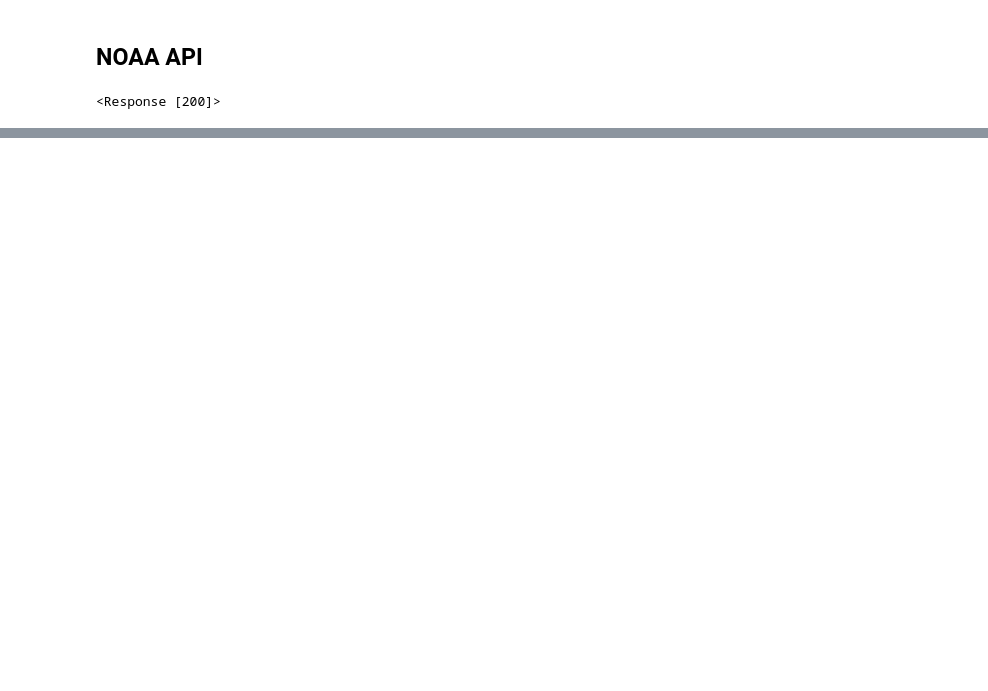
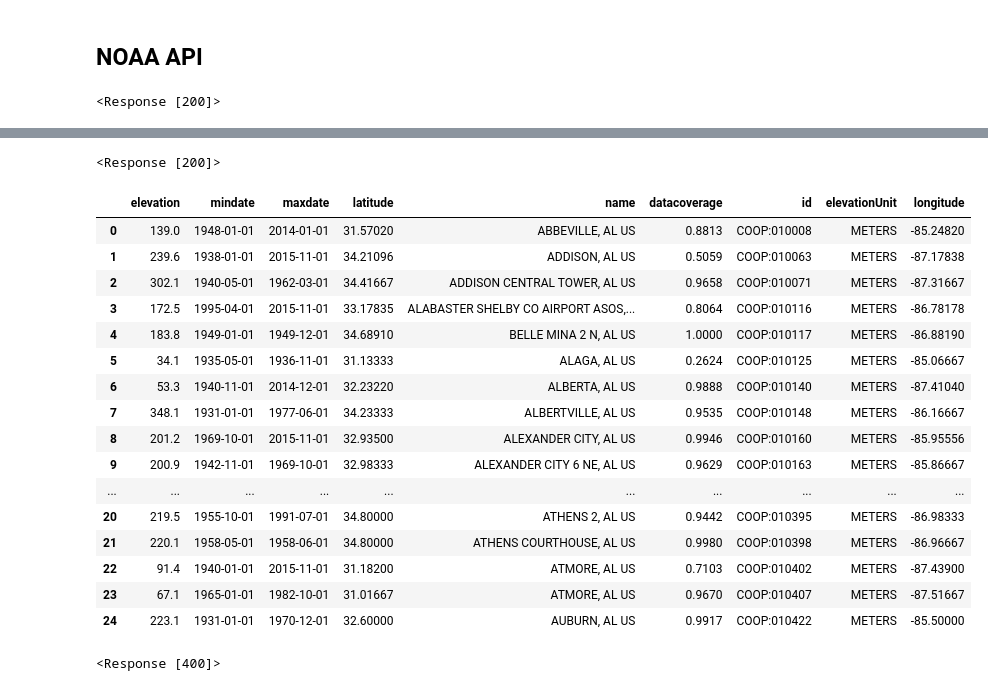
Before and after one commit to lizzy-miller/Tides, a Jupyter notebook: NOAA.ipynb, the cells around one changed output, grey strips where cells are left out. Drawn from its saved outputs; the diff is of its cells as text; code cells hidden in the pictures; blank space fills up the shorter version.

```diff
--- a/NOAA.ipynb
+++ b/NOAA.ipynb
@@ -159,0 +125,2 @@ json.loads(r.text)
+# %%
+root = 'https://www.ncei.noaa.gov/cdo-web/api/v2/stations'
@@ -159,0 +171,27 @@ json.loads(r.text)
+# %%
+
+def get_all_stations_data(start_offset):
+    all_stations = []
+    limit = 25  # Adjust based on what the API allows
+    total_stations = 149410  # Update this dynamically if possible
+
+    for offset in range(start_offset, total_stations + 1, limit):
+        params = {'limit': limit, 'offset': offset}
+        response = requests.get('https://www.ncei.noaa.gov/cdo-web/api/v2/stations', headers=headers, params=params)
+
+        if response.status_code == 200:
+            page_data = response.json()['results']
+            all_stations.extend(page_data)
+        else:
+            print(f"Error at offset {offset}: {response.status_code} - {response.text}")
+            break  # Exit loop on error
+
+        # Sleep to avoid hitting rate limits
+        time.sleep(1)
+
+    return all_stations
+
+headers = {'User-Agent': useragent, 'From': 'zrc3hc@virginia.edu', 'token': noaa_api}
+
+# Start from the offset 6601
+station_data2 = get_all_stations_data(8250)
@@ -159,0 +244,29 @@ json.loads(r.text)
+# %%
+r = requests.get(root, params=parameters, headers=headers)
+# %% [output]
+<Response [200]>
+# %%
+data = r.json()
+
+features = data['results']
+df = pd.DataFrame(features)
+# %%
+df
+# %% [output]
+|  | elevation | mindate | maxdate | latitude | name | datacoverage | id | elevationUnit | longitude |
+| 0 | 139.0 | 1948-01-01 | 2014-01-01 | 31.57020 | ABBEVILLE, AL US | 0.8813 | COOP:010008 | METERS | -85.24820 |
+| 1 | 239.6 | 1938-01-01 | 2015-11-01 | 34.21096 | ADDISON, AL US | 0.5059 | COOP:010063 | METERS | -87.17838 |
+| 2 | 302.1 | 1940-05-01 | 1962-03-01 | 34.41667 | ADDISON CENTRAL TOWER, AL US | 0.9658 | COOP:010071 | METERS | -87.31667 |
+| 3 | 172.5 | 1995-04-01 | 2015-11-01 | 33.17835 | ALABASTER SHELBY CO AIRPORT ASOS,... | 0.8064 | COOP:010116 | METERS | -86.78178 |
+| 4 | 183.8 | 1949-01-01 | 1949-12-01 | 34.68910 | BELLE MINA 2 N, AL US | 1.0000 | COOP:010117 | METERS | -86.88190 |
+| 5 | 34.1 | 1935-05-01 | 1936-11-01 | 31.13333 | ALAGA, AL US | 0.2624 | COOP:010125 | METERS | -85.06667 |
+| 6 | 53.3 | 1940-11-01 | 2014-12-01 | 32.23220 | ALBERTA, AL US | 0.9888 | COOP:010140 | METERS | -87.41040 |
+| 7 | 348.1 | 1931-01-01 | 1977-06-01 | 34.23333 | ALBERTVILLE, AL US | 0.9535 | COOP:010148 | METERS | -86.16667 |
+| 8 | 201.2 | 1969-10-01 | 2015-11-01 | 32.93500 | ALEXANDER CITY, AL US | 0.9946 | COOP:010160 | METERS | -85.95556 |
+| 9 | 200.9 | 1942-11-01 | 1969-10-01 | 32.98333 | ALEXANDER CITY 6 NE, AL US | 0.9629 | COOP:010163 | METERS | -85.86667 |
+| ... | ... | ... | ... | ... | ... | ... | ... | ... | ... |
+| 20 | 219.5 | 1955-10-01 | 1991-07-01 | 34.80000 | ATHENS 2, AL US | 0.9442 | COOP:010395 | METERS | -86.98333 |
+| 21 | 220.1 | 1958-05-01 | 1958-06-01 | 34.80000 | ATHENS COURTHOUSE, AL US | 0.9980 | COOP:010398 | METERS | -86.96667 |
+| 22 | 91.4 | 1940-01-01 | 2015-11-01 | 31.18200 | ATMORE, AL US | 0.7103 | COOP:010402 | METERS | -87.43900 |
+| 23 | 67.1 | 1965-01-01 | 1982-10-01 | 31.01667 | ATMORE, AL US | 0.9670 | COOP:010407 | METERS | -87.51667 |
+| 24 | 223.1 | 1931-01-01 | 1970-12-01 | 32.60000 | AUBURN, AL US | 0.9917 | COOP:010422 | METERS | -85.50000 |
@@ -159,0 +293,4 @@ json.loads(r.text)
+# %%
+r
+# %% [output]
+<Response [400]>
```
Also changed, not shown: parts of 18 cells of this notebook, 15 other files.
